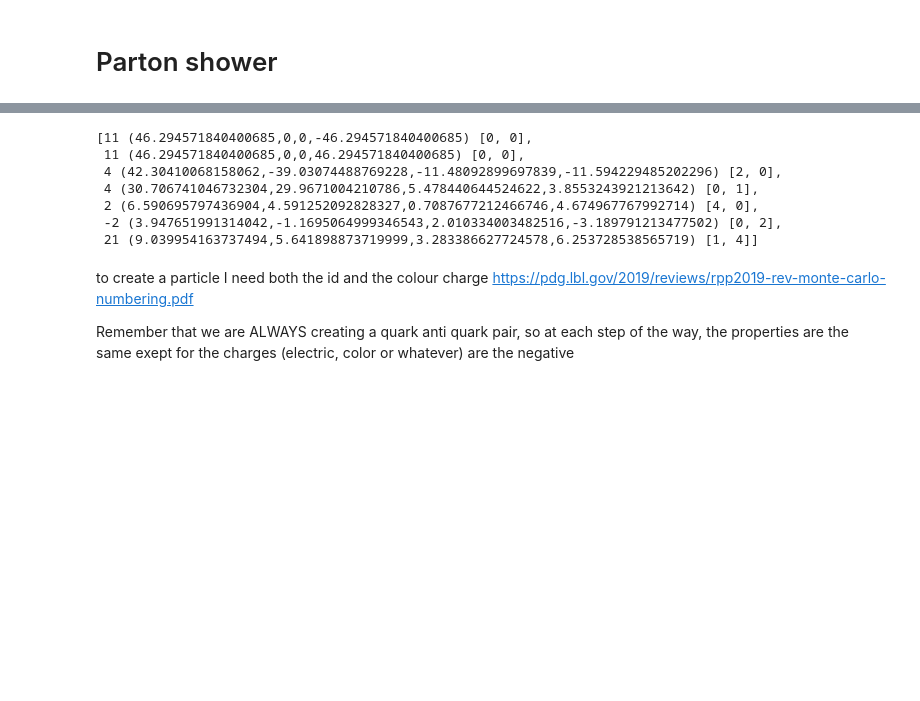
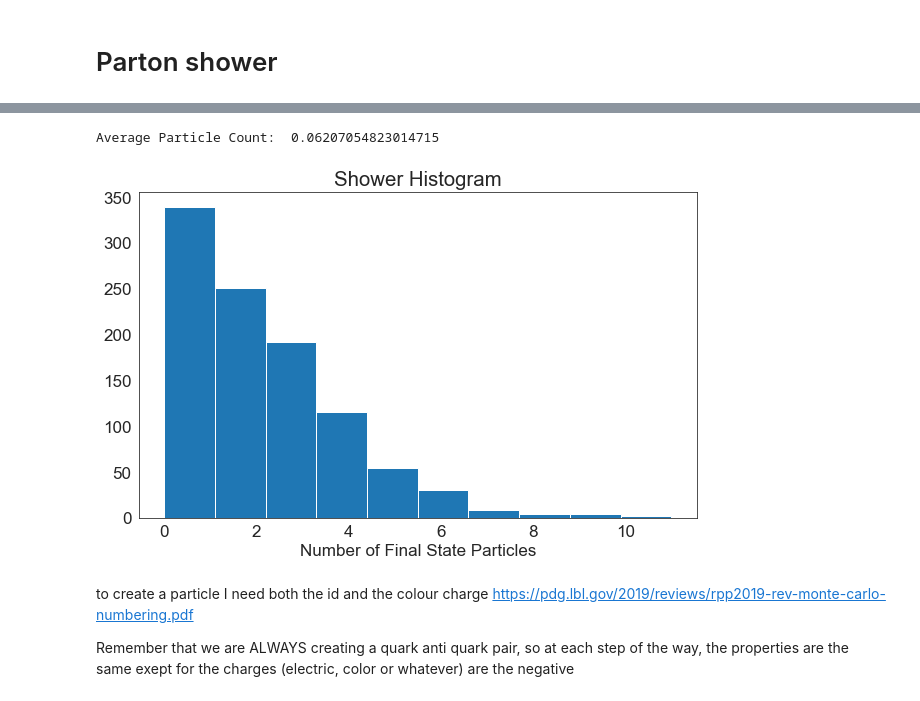
Before and after one commit to Ssalazar12/Physics, a Jupyter notebook: problem_1_montecarlo.ipynb, the cells around one changed output, grey strips where cells are left out. Drawn from its saved outputs; the diff is of its cells as text; code cells hidden in the pictures; blank space fills up the shorter version.

```diff
--- a/problem_1_montecarlo.ipynb
+++ b/problem_1_montecarlo.ipynb
@@ -515,9 +519,19 @@ Text(0.5, 0, '$t \\;\\; [GeV^2]$')
+# %%
+
+N_montecarlo = 1000
+# initialize the events
+s, fs, costh, phi, Aq_array, Vq_array, charge_sequence, \
+                 volume_interval = init_importance_sampling(N_montecarlo)
+# breit wigner function
+bf_function = breit_wigner(s)
+
+# calculate sigma
+sigma_eval = diff_cross_section(s, costh, fs, charge_sequence ,Aq_array, Vq_array)
+
+phi_integral = 2*np.pi
+
+differential_sigma = Nq*phi_integral*volume_interval*(sigma_eval/bf_function)#*F_conv
 # %%
-N_montecarlo = 10
-# initialize the events
-s, fs, costh, phi, Aq_array, Vq_array, charge_sequence, \
-                 volume_interval = init_importance_sampling(N_montecarlo)
-
 # factor for the initial momenta
 pref = np.sqrt(s)/2.0
 
@@ -557,7 +571,6 @@ for i in range(0, N_montecarlo):
     c_e = particle.Particle(E_,p_minus_list[i], [0,0])
     c_antie = particle.Particle(E_,p_eplus_list[i], [0,0])
 
-
     # find flavor of the outgoing quark: since there are repeated charges there are several possibilities each time
     possible_quark = np.argwhere(quark_charges==charge_sequence[i]).reshape(-1,)
     quark_index = np.random.choice(possible_quark)
@@ -568,22 +581,27 @@ for i in range(0, N_montecarlo):
 
     gen_event = [c_e, c_antie, c_quark, c_antiquark]
     # specify the scale of the ecent
-    t_scale = s[i]
+    #t_scale = s[i]
+    t_scale = Mz**2
     showers = shower.Shower(alpha_s)
     # run the shower
     showers.Run(gen_event,t_scale)
     # save the generated shower for each step
     event_list.append(gen_event)
-# %%
-event_list[7]
-# %% [output]
-[11 (46.294571840400685,0,0,-46.294571840400685) [0, 0],
- 11 (46.294571840400685,0,0,46.294571840400685) [0, 0],
- 4 (42.30410068158062,-39.03074488769228,-11.48092899697839,-11.594229485202296) [2, 0],
- 4 (30.706741046732304,29.9671004210786,5.478440644524622,3.8553243921213642) [0, 1],
- 2 (6.590695797436904,4.591252092828327,0.7087677212466746,4.674967767992714) [4, 0],
- -2 (3.947651991314042,-1.1695064999346543,2.010334003482516,-3.189791213477502) [0, 2],
- 21 (9.039954163737494,5.641898873719999,3.283386627724578,6.253728538565719) [1, 4]]
+# %%
+particle_count = [len(x[4:]) for x in event_list]
+av_particle_count = np.sum(np.asarray(particle_count) * np.asarray(differential_sigma))
+# %%
+print('Average Particle Count: ', av_particle_count)
+
+plt.figure(figsize=(10,6))
+plt.title('Shower Histogram')
+plt.hist(particle_count);
+plt.xlabel('Number of Final State Particles')
+plt.savefig('figures/final_state_hist.png')
+# %% [output]
+Average Particle Count:  0.06207054823014715
+[figure, added]
 # %% [markdown]
 to create a particle I need both the id and the colour charge
 https://pdg.lbl.gov/2019/reviews/rpp2019-rev-monte-carlo-numbering.pdf
```
Also changed, not shown: parts of 2 cells of this notebook.
